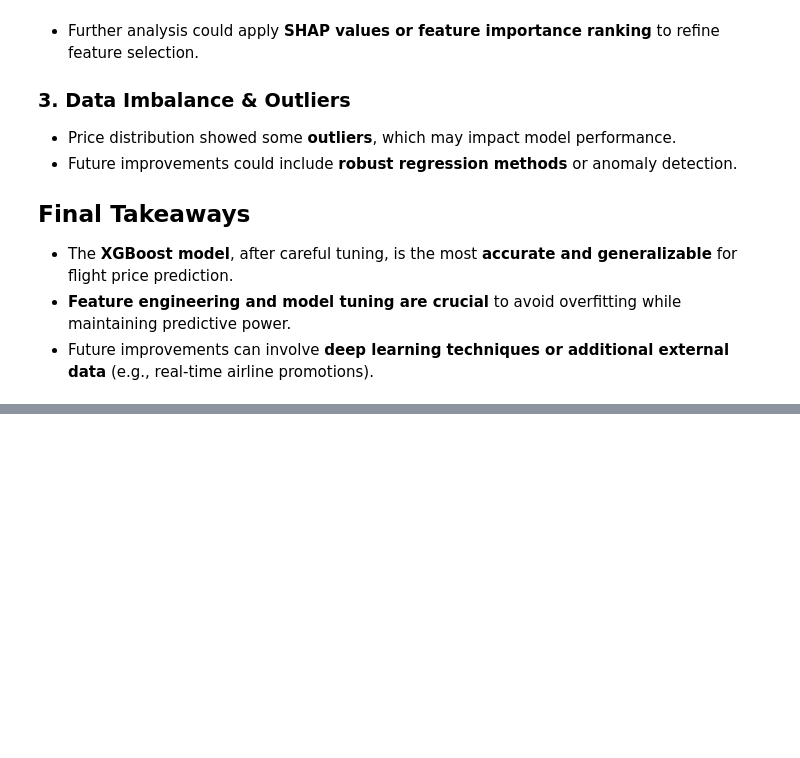
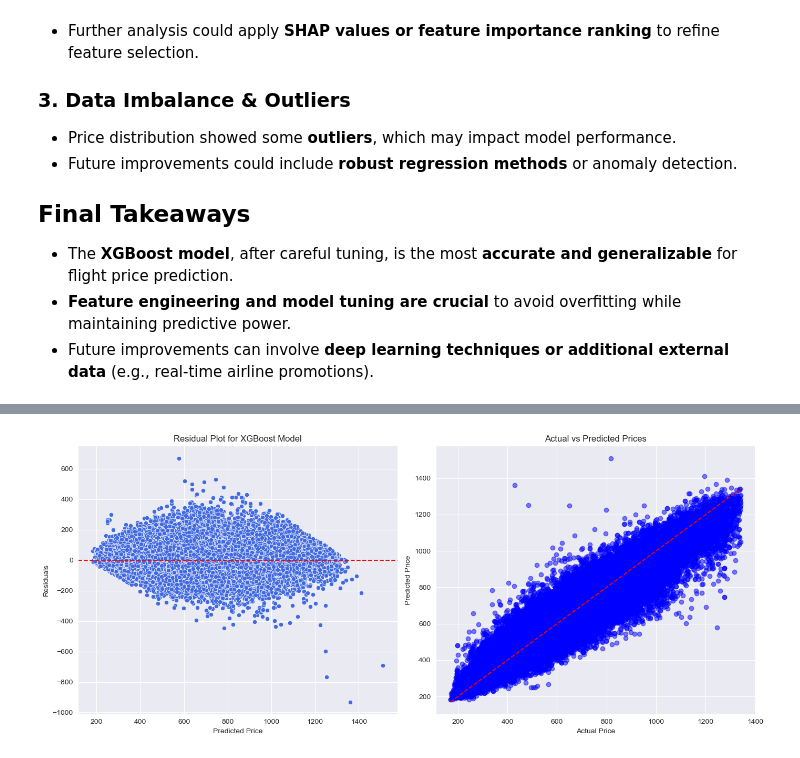
Before and after one commit to Andrian2024/DSProject-Flights, a Jupyter notebook: Algo4-Andrian-Flights_XGBOOST.ipynb, the cells around one changed output, grey strips where cells are left out. Saved outputs shown, nothing was run; the diff lists cells and outputs as text; code cells hidden in the pictures; blank space fills up the shorter version.

```diff
--- a/Algo4-Andrian-Flights_XGBOOST.ipynb
+++ b/Algo4-Andrian-Flights_XGBOOST.ipynb
@@ -691,0 +733,45 @@ plt.show()
+# %%
+# Define the XGBoost model with the best-found parameters
+xgb_model = XGBRegressor(
+    colsample_bytree=1.0,
+    gamma=0,
+    learning_rate=0.2,
+    max_depth=7,
+    min_child_weight=1,
+    n_estimators=500,
+    subsample=1.0,
+    objective='reg:squarederror',
+    enable_categorical=True,
+    random_state=101
+)
+
+# Train the model
+xgb_model.fit(X_train, y_train)
+
+# Make predictions
+y_pred_updated = xgb_model.predict(X_test)
+
+# Calculate residuals
+residuals = y_test - y_pred_updated
+
+# Create a figure with 1 row and 2 columns
+fig, axes = plt.subplots(1, 2, figsize=(14, 6))
+
+# 🔹 Residual Plot
+sns.scatterplot(x=y_pred_updated, y=residuals, color='royalblue', ax=axes[0])
+axes[0].axhline(y=0, color='r', linestyle='--')
+axes[0].set_xlabel('Predicted Price')
+axes[0].set_ylabel('Residuals')
+axes[0].set_title('Residual Plot for XGBoost Model')
+
+# 🔹 Actual vs. Predicted Prices
+axes[1].scatter(y_test, y_pred_updated, alpha=0.5, color="blue")
+axes[1].plot([min(y_test), max(y_test)], [min(y_test), max(y_test)], linestyle="dashed", color="red")  # Ideal line
+axes[1].set_xlabel("Actual Price")
+axes[1].set_ylabel("Predicted Price")
+axes[1].set_title("Actual vs Predicted Prices")
+
+plt.tight_layout()
+plt.show()
+# %% [output]
+[figure, added]
```
Also changed, not shown: parts of 11 cells of this notebook, 1 other file.
